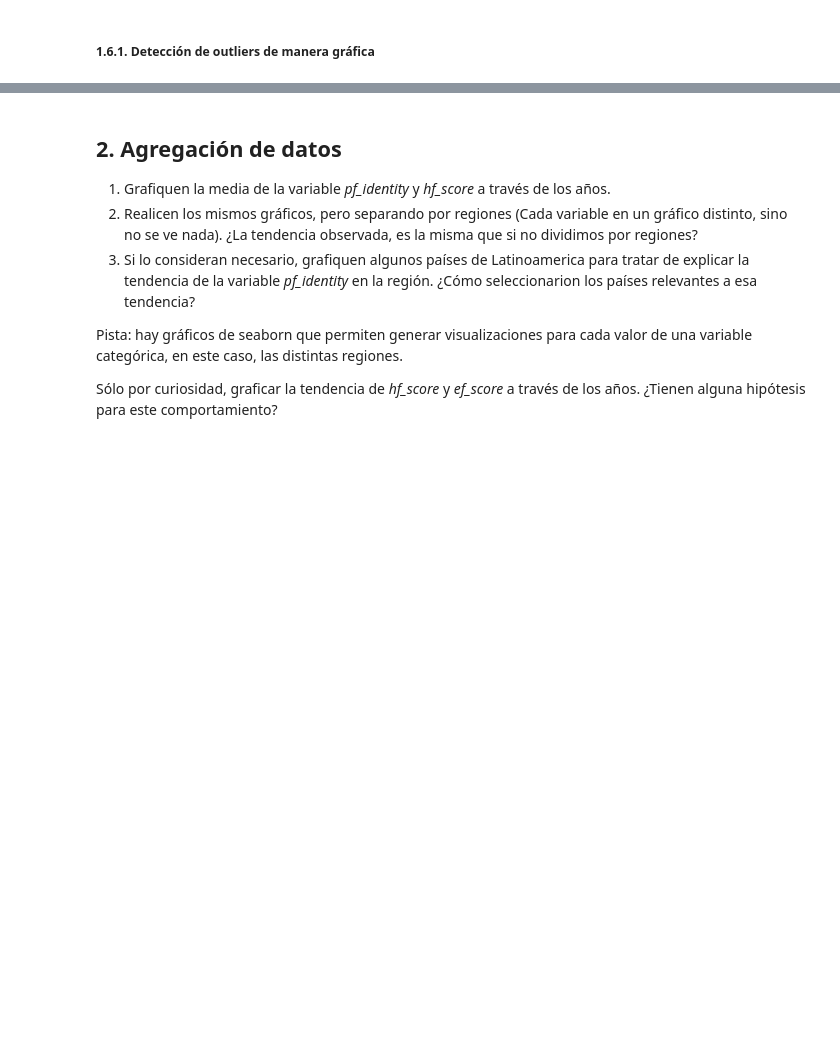
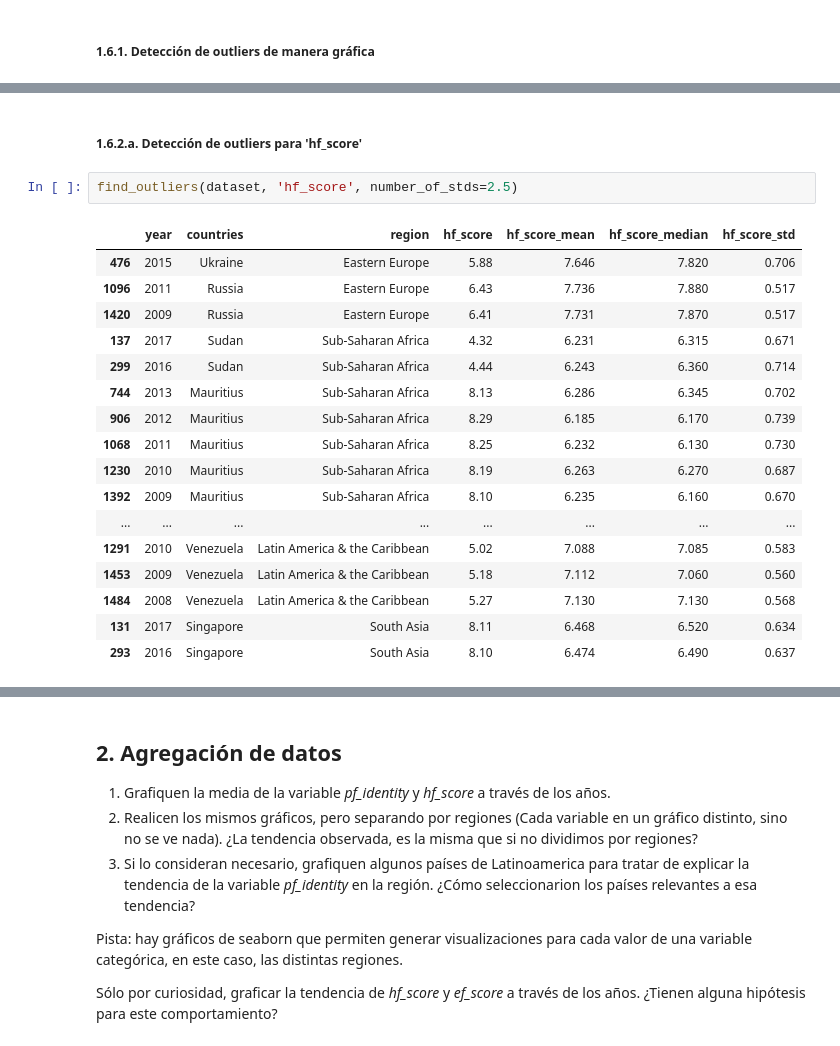
Before and after one commit to diegobcuadro/AyV_Grupo10, a Jupyter notebook: practico.ipynb, the cells around one changed output, grey strips where cells are left out. Cells and saved outputs as stored; diff of their text form; blank space fills up the shorter version.

```diff
--- a/practico.ipynb
+++ b/practico.ipynb
@@ -439,0 +513,22 @@ COMPLETAR SI BORRAR OUTLIERS
+# %% [markdown]
+##### 1.6.2.a. Detección de outliers para 'hf_score'
+# %%
+find_outliers(dataset, 'hf_score', number_of_stds=2.5)
+# %% [output]
+|  | year | countries | region | hf_score | hf_score_mean | hf_score_median | hf_score_std |
+| 476 | 2015 | Ukraine | Eastern Europe | 5.88 | 7.646 | 7.820 | 0.706 |
+| 1096 | 2011 | Russia | Eastern Europe | 6.43 | 7.736 | 7.880 | 0.517 |
+| 1420 | 2009 | Russia | Eastern Europe | 6.41 | 7.731 | 7.870 | 0.517 |
+| 137 | 2017 | Sudan | Sub-Saharan Africa | 4.32 | 6.231 | 6.315 | 0.671 |
+| 299 | 2016 | Sudan | Sub-Saharan Africa | 4.44 | 6.243 | 6.360 | 0.714 |
+| 744 | 2013 | Mauritius | Sub-Saharan Africa | 8.13 | 6.286 | 6.345 | 0.702 |
+| 906 | 2012 | Mauritius | Sub-Saharan Africa | 8.29 | 6.185 | 6.170 | 0.739 |
+| 1068 | 2011 | Mauritius | Sub-Saharan Africa | 8.25 | 6.232 | 6.130 | 0.730 |
+| 1230 | 2010 | Mauritius | Sub-Saharan Africa | 8.19 | 6.263 | 6.270 | 0.687 |
+| 1392 | 2009 | Mauritius | Sub-Saharan Africa | 8.10 | 6.235 | 6.160 | 0.670 |
+| ... | ... | ... | ... | ... | ... | ... | ... |
+| 1291 | 2010 | Venezuela | Latin America & the Caribbean | 5.02 | 7.088 | 7.085 | 0.583 |
+| 1453 | 2009 | Venezuela | Latin America & the Caribbean | 5.18 | 7.112 | 7.060 | 0.560 |
+| 1484 | 2008 | Venezuela | Latin America & the Caribbean | 5.27 | 7.130 | 7.130 | 0.568 |
+| 131 | 2017 | Singapore | South Asia | 8.11 | 6.468 | 6.520 | 0.634 |
+| 293 | 2016 | Singapore | South Asia | 8.10 | 6.474 | 6.490 | 0.637 |
```
Also changed, not shown: parts of 9 cells of this notebook.
